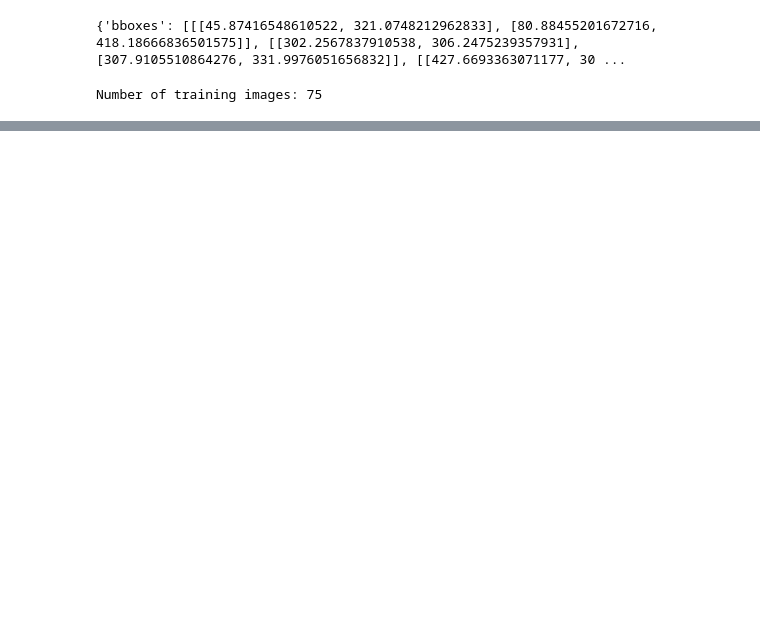
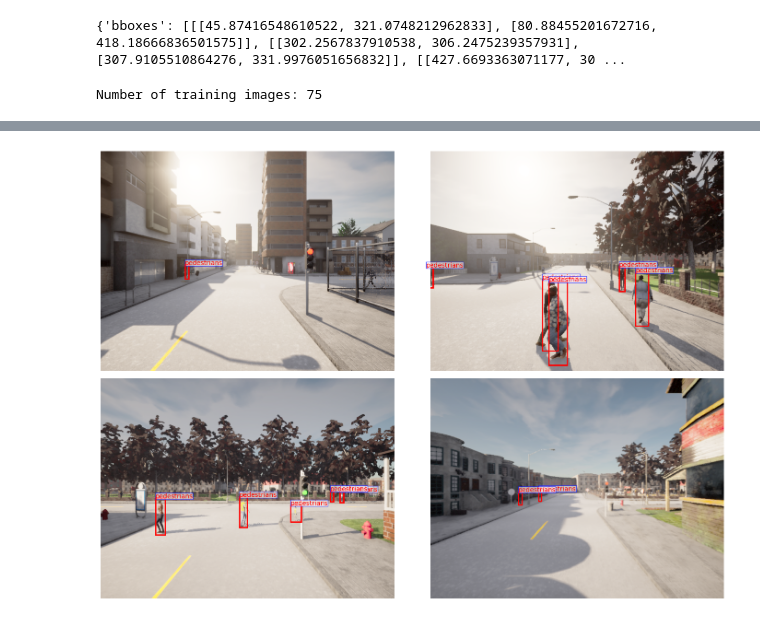
Before and after one commit to vedaant912/MasterThesis, a Jupyter notebook: CustomDataset.ipynb, the cells around one changed output, grey strips where cells are left out. Cells and saved outputs as stored; diff of their text form; code cells hidden in the pictures; blank space fills up the shorter version.

```diff
--- a/CustomDataset.ipynb
+++ b/CustomDataset.ipynb
@@ -230,0 +431,6 @@ Number of training images: 75
+# %%
+coco_annotations_file="./output.json"
+coco_images_dir="./input/train_images"
+coco= COCOParser(coco_annotations_file, coco_images_dir)
+# %%
+ids = coco.get_imgIds()
@@ -230,0 +441,8 @@ Number of training images: 75
+# %%
+for i in ids:
+    print(i)
+
+from PIL import Image
+import numpy as np
+    ann_ids = coco.get_annIds(i)
+    print(ann_ids)
@@ -230,0 +467,36 @@ Number of training images: 75
+# %%
+
+from PIL import Image
+import numpy as np
+num_imgs_to_disp = 4
+total_images = len(coco.get_imgIds()) # total number of images
+sel_im_idxs = np.random.permutation(total_images)[:numcoco.loadImgs(img_id)[0]['file_name']
+
+fig, ax = plt.subplots(nrows=2, ncols=2, figsize=(15,10))
+ax = ax.ravel()
+
+for i, im in enumerate(selected_img_ids):
+    image = Image.open(f"{coco_images_dir}/12_18_" + im +".png")
+    ann_ids = coco.get_annIds(im)
+    annotations = coco.load_anns(ann_ids)
+    for ann in annotations:
+        bbox = ann['bbox']
+        x, y, w, h = [int(b) for b in bbox]
+        class_id = ann["category_id"]
+        class_name = coco.load_cats(class_id)[0]["name"]
+        color_ = color_list[class_id]
+        rect = plt.Rectangle((x, y), w, h, linewidth=2, edgecolor=color_, facecolor='none')
+
+        t_box=ax[i].text(x, y, class_name,  color='red', fontsize=10)
+        t_box.set_bbox(dict(boxstyle='square, pad=0',facecolor='white', alpha=0.6, edgecolor='blue'))
+        ax[i].add_patch(rect)
+
+
+    ax[i].axis('off')
+    ax[i].imshow(image)
+    ax[i].set_xlabel('Longitude')
+
+plt.tight_layout()
+plt.show()
+# %% [output]
+[figure, added]
```
Also changed, not shown: parts of 31 cells of this notebook, 25 other files.
